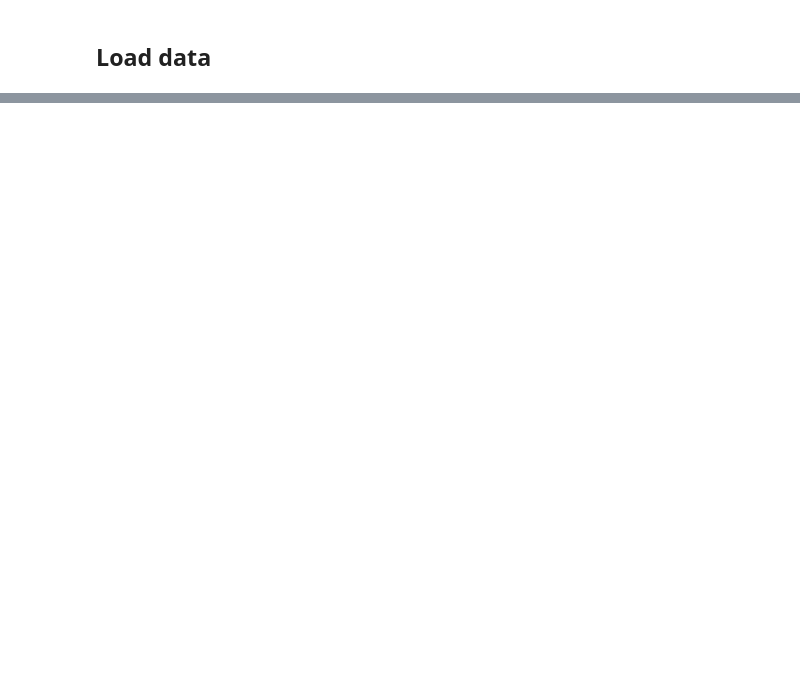
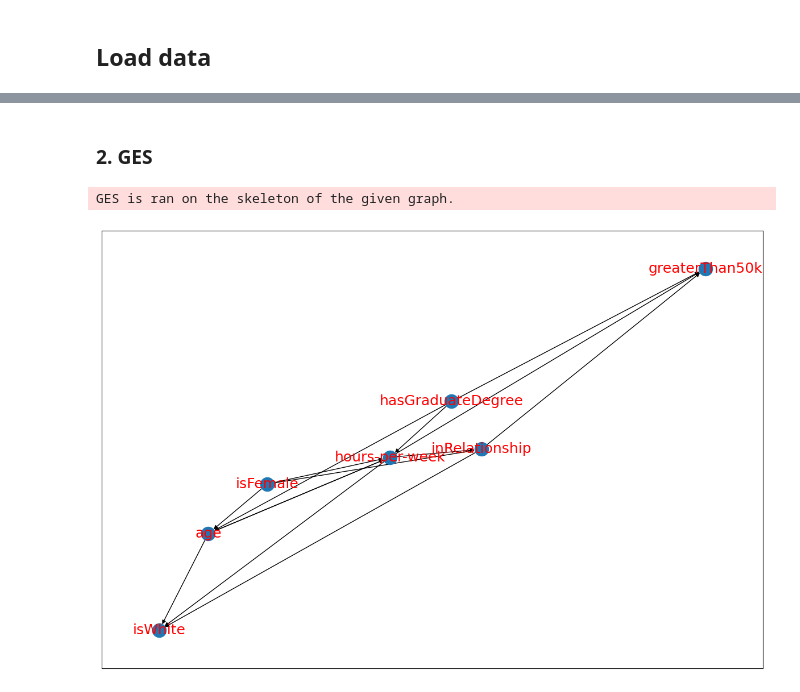
Before and after one commit to chunyagi/causality-learning, a Jupyter notebook: causal_discovery_example.ipynb, the cells around one changed output, grey strips where cells are left out. Saved outputs shown, nothing was run; the diff lists cells and outputs as text; code cells hidden in the pictures; blank space fills up the shorter version.

```diff
--- a/causal_discovery_example.ipynb
+++ b/causal_discovery_example.ipynb
@@ -90,0 +132,21 @@ PC is ran on the skeleton of the given graph.
+# %% [markdown]
+### 2. GES
+# %%
+# Initialise a GES model
+model_ges = cdt.causality.graph.GES()
+
+# Predict on the dataset and the skeleton
+graph_ges = model_ges.predict(df, skeleton)
+
+# Create a layout with fixed seed
+pos = nx.spring_layout(graph_ges, seed=42)
+
+# Plot the graph
+fig = plt.figure(figsize=(15, 10))
+nx.draw_networkx(graph_ges,
+                 pos=pos,
+                 font_size=18,
+                 font_color='r')
+# %% [output]
+GES is ran on the skeleton of the given graph.
+[figure, added]
```
Also changed, not shown: parts of 22 cells of this notebook, 2 other files.
